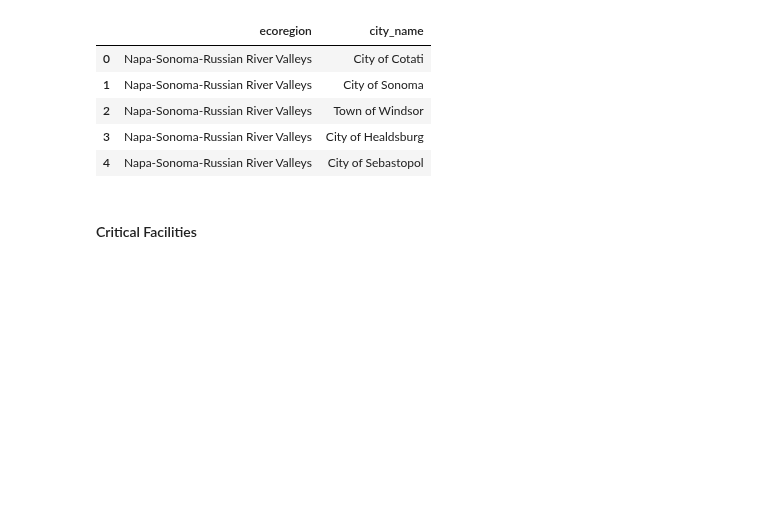
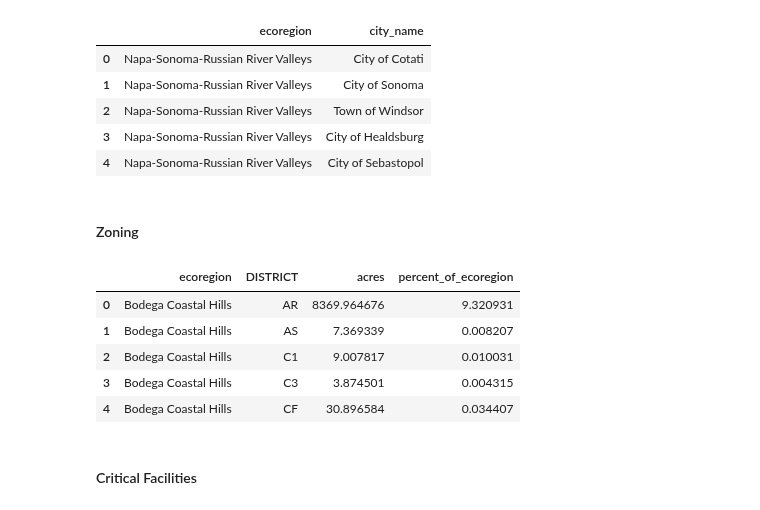
Before and after one commit to acmarley-erg/soco_resilience, a Jupyter notebook: py/zone_stats.ipynb, the cells around one changed output. Saved outputs shown, nothing was run; the diff lists cells and outputs as text; code cells hidden in the pictures; blank space fills up the shorter version.

Commit message:
added stats on zoning types

```diff
--- a/py/zone_stats.ipynb
+++ b/py/zone_stats.ipynb
@@ -37,6 +37,7 @@ critical_facilities = gpd.read_file(raw_data + "soco_critical_facilities/critica
 soco_bound = gpd.read_file(clean_data + "sonoma_county_boundary/sonoma_county_boundary.shp")
 #cities = gpd.read_file(raw_data + "soco_boundaries/City_Limits.shp")
 ba_unincorp_cities = gpd.read_file(raw_data + "bay_area_unincorporated_cities/ba_unincorp_cities.shp")
+zoning = gpd.read_file(raw_data + "soco_prmd_zoning/soco_prmd_zoning.shp")
 # %% [markdown]
 ### Initial Data Cleaning
 # %%
@@ -354,3 +355,23 @@ all_cities_zones.head()
 # %%
 # export to csv
 all_cities_zones.to_csv(clean_data + "ecoregion_cities.csv")
+# %% [markdown]
+#### Zoning
+# %%
+# dissolve by district
+zones_simp = zoning.dissolve(by = "DISTRICT").reset_index()
+zones_simp = zones_simp[["DISTRICT", "geometry"]]
+# %%
+# intersect with ecoregions and calculate areas
+zones_zoning = util.zone_intersect(zones_simp, ecoregions_simp, 'acres')
+zones_zoning['percent_of_ecoregion'] = zones_zoning['acres'] / zones_zoning['ecoregion_acres'] * 100
+zones_zoning = zones_zoning.rename(columns = {'l4_simple': 'ecoregion'})
+zones_zoning = zones_zoning[["ecoregion", "DISTRICT", "acres", "percent_of_ecoregion"]]
+zones_zoning.head()
+# %% [output]
+|  | ecoregion | DISTRICT | acres | percent_of_ecoregion |
+| 0 | Bodega Coastal Hills | AR | 8369.964676 | 9.320931 |
+| 1 | Bodega Coastal Hills | AS | 7.369339 | 0.008207 |
+| 2 | Bodega Coastal Hills | C1 | 9.007817 | 0.010031 |
+| 3 | Bodega Coastal Hills | C3 | 3.874501 | 0.004315 |
+| 4 | Bodega Coastal Hills | CF | 30.896584 | 0.034407 |
```
Also changed, not shown: parts of 1 cell of this notebook.
